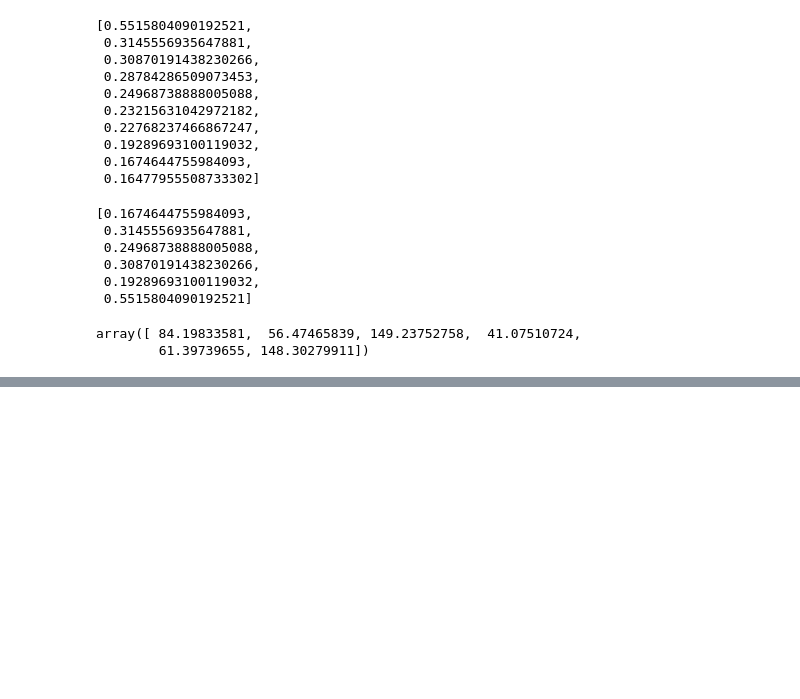
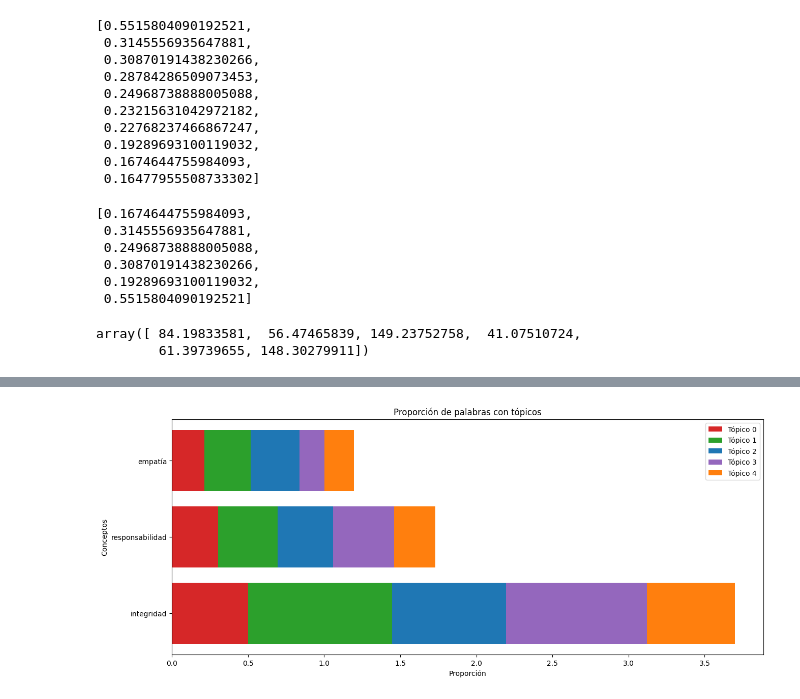
Before and after one commit to camilocarvajalreyes/ethicapp-nlp, a Jupyter notebook: topic-modelling/BT_topic_samples_adela.ipynb, the cells around one changed output, grey strips where cells are left out. Saved outputs shown, nothing was run; the diff lists cells and outputs as text; code cells hidden in the pictures; blank space fills up the shorter version.

```diff
--- a/topic-modelling/BT_topic_samples_adela.ipynb
+++ b/topic-modelling/BT_topic_samples_adela.ipynb
@@ -357,0 +425,5 @@ plt.show()
+# %%
+target_words = ['integridad','responsabilidad','empatía']
+plot_word_topics(target_words)
+# %% [output]
+[figure, added]
```
Also changed, not shown: parts of 21 cells of this notebook.
